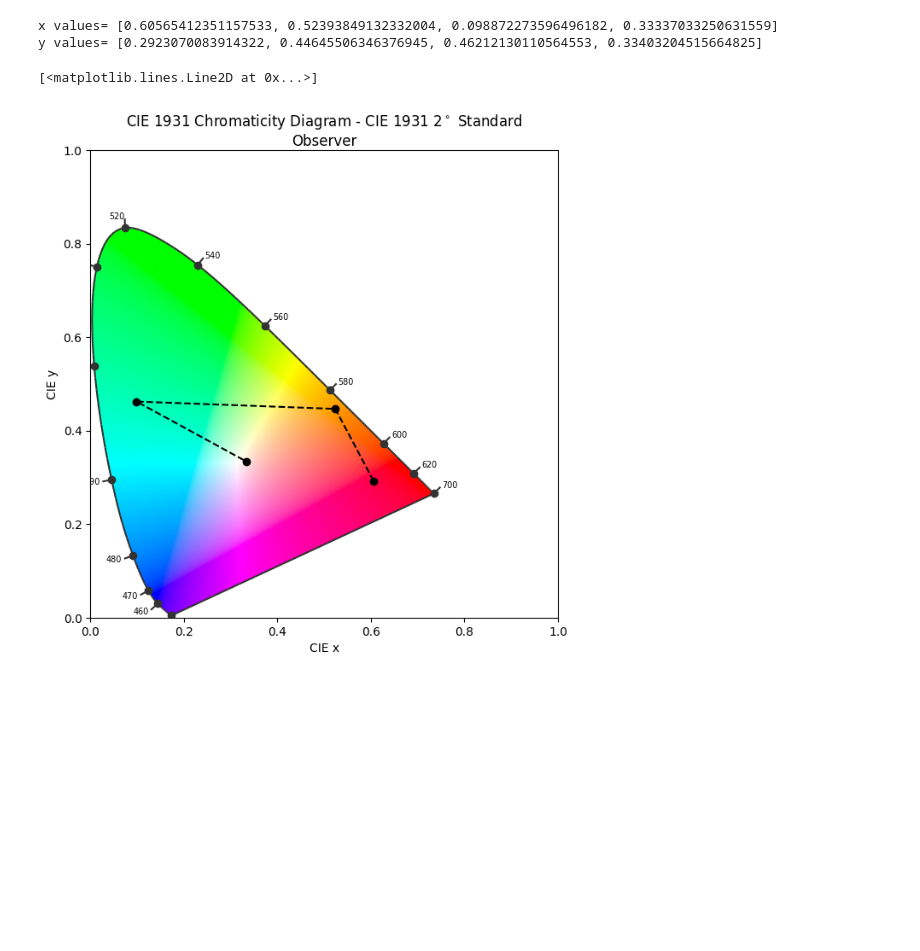
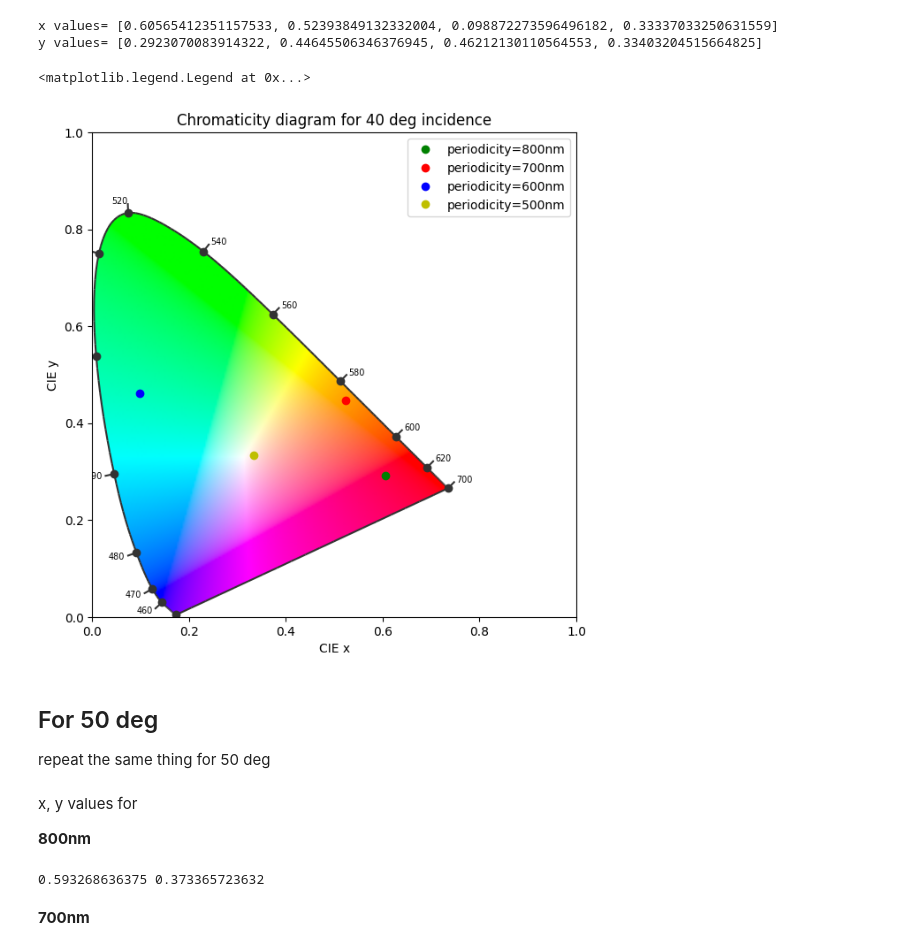
Before and after one commit to Feymankamal/Chromaticity-1931, a Jupyter notebook: colour_map.ipynb, the cells around one changed output. Drawn from its saved outputs; the diff is of its cells as text; code cells hidden in the pictures; blank space fills up the shorter version.

```diff
--- a/colour_map.ipynb
+++ b/colour_map.ipynb
@@ -539,10 +539,18 @@ print('y values=',y40)
 # %% [output]
 x values= [0.60565412351157533, 0.52393849132332004, 0.098872273596496182, 0.33337033250631559]
 y values= [0.2923070083914322, 0.44645506346376945, 0.46212130110564553, 0.33403204515664825]
-# %%
-import colour
-figure, axes = colour.plotting.diagrams.plot_chromaticity_diagram_CIE1931(standalone=False)
-axes.plot(x40, y40, 'ko--')
-# %% [output]
-[<matplotlib.lines.Line2D at 0x...>]
-[figure, removed]
+# %%
+import colour
+figure, axes = colour.plotting.diagrams.plot_chromaticity_diagram_CIE1931(standalone=False)
+axes.plot(xch40_800,ych40_800, 'go', label='periodicity=800nm')
+axes.plot(xch40_700, ych40_700, 'ro', label='periodicity=700nm')
+axes.plot(xch40_600, ych40_600, 'bo', label='periodicity=600nm')
+axes.plot(xch40_500, ych40_500, 'yo', label='periodicity=500nm')
+plt.title('Chromaticity diagram for 40 deg incidence')
+plt.legend(loc='upper right')
+# %% [output]
+<matplotlib.legend.Legend at 0x...>
+[figure, added]
+# %% [markdown]
+## For 50 deg
+  repeat the same thing for 50 deg
@@ -548,0 +570,11 @@ axes.plot(x40, y40, 'ko--')
+# %% [markdown]
+x, y values for
+
+**800nm**
+# %%
+xch50_800,ych50_800=xyval(y50_800)
+print(xch50_800,ych50_800)
+# %% [output]
+0.593268636375 0.373365723632
+# %% [markdown]
+**700nm**
```
Also changed, not shown: parts of 9 cells of this notebook.
